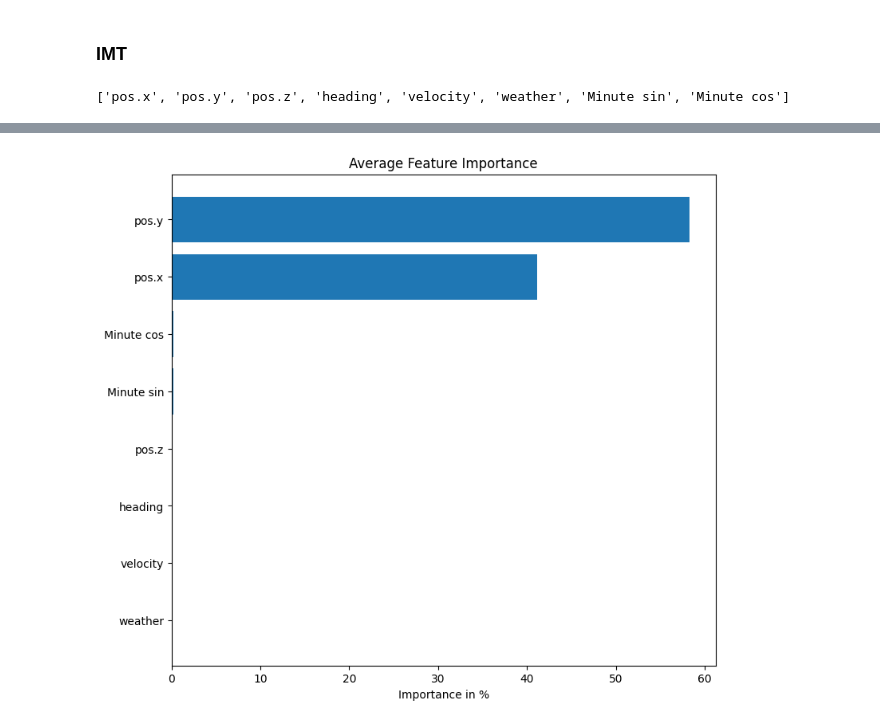
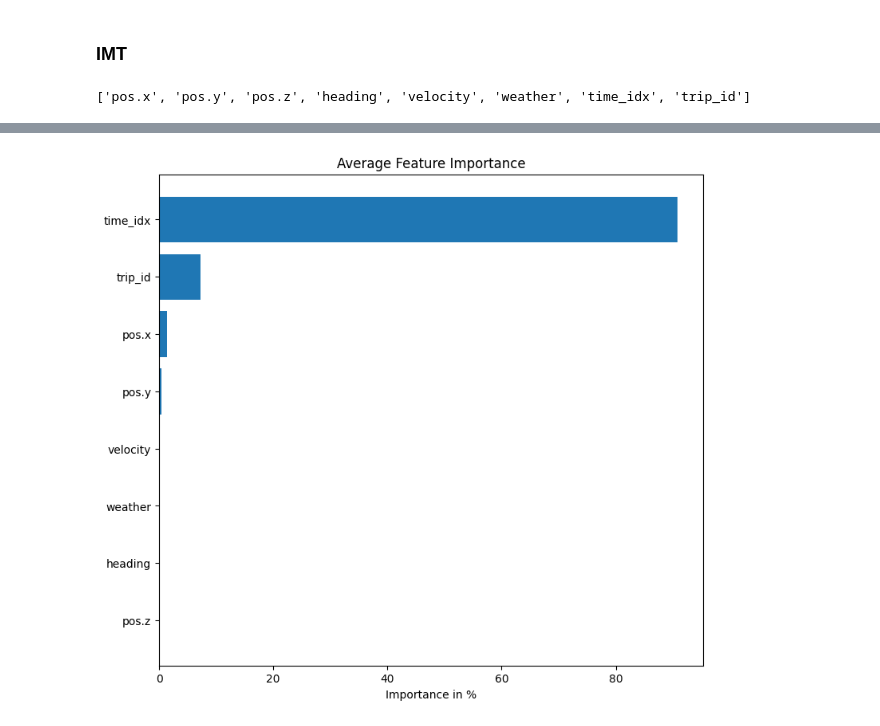
Before and after one commit to georgesmiaka/ITPF, a Jupyter notebook: forecast/notebooks/multihorizon_transformer.ipynb, the cells around one changed output, grey strips where cells are left out. Saved outputs shown, nothing was run; the diff lists cells and outputs as text; code cells hidden in the pictures.

```diff
--- a/forecast/notebooks/multihorizon_transformer.ipynb
+++ b/forecast/notebooks/multihorizon_transformer.ipynb
@@ -68,3 +70,10 @@ data['Minute cos'] = np.cos(timestamp_s * (2 * np.pi / minute))
+# %%
+
+# Add 'time_idx' column
+data['time_idx'] = data.index
+
+# Add 'trip_id' column
+data['trip_id'] = (data.index // 1800).astype(int)
 # %%
 data.info()
 # %% [output]
@@ -338,2 +334,0 @@ explainer.fit_exp(
-# %%
-y=best_x_test[0]
@@ -343,0 +393,3 @@ y.shape
+# %%
+x=best_x_test[0]
+y=best_y_test[0]
@@ -372,12 +441,9 @@ import keras.backend as K
 def rmse(y_true, y_pred):
         return K.sqrt(K.mean(K.square(y_pred - y_true)))
 # %%
-from explainers.imt import IMT
-
-
-explainer = IMT(blackbox.predict_2Dto3D,rmse, best_x_test[0], best_y_test[0], ["pos.x", "pos.y", "pos.z", "heading", "velocity", "weather", "Minute sin", "Minute cos"])
+explainer = IMT(blackbox.predict,rmse, x, y, ["pos.x", "pos.y", "pos.z", "heading", "velocity", "weather", "time_idx", "trip_id"])
 # %% [output]
-['pos.x', 'pos.y', 'pos.z', 'heading', 'velocity', 'weather', 'Minute sin', 'Minute cos']
+['pos.x', 'pos.y', 'pos.z', 'heading', 'velocity', 'weather', 'time_idx', 'trip_id']
 # %%
-explainer.avg_feature_importance(y)
+explainer.avg_feature_importance(x)
 # %% [output]
@@ -393 +459 @@ explainer.avg_feature_importance(y)
-[figure, old version]
+[figure, new version]
```
Also changed, not shown: parts of 34 cells of this notebook, 7 other files.
